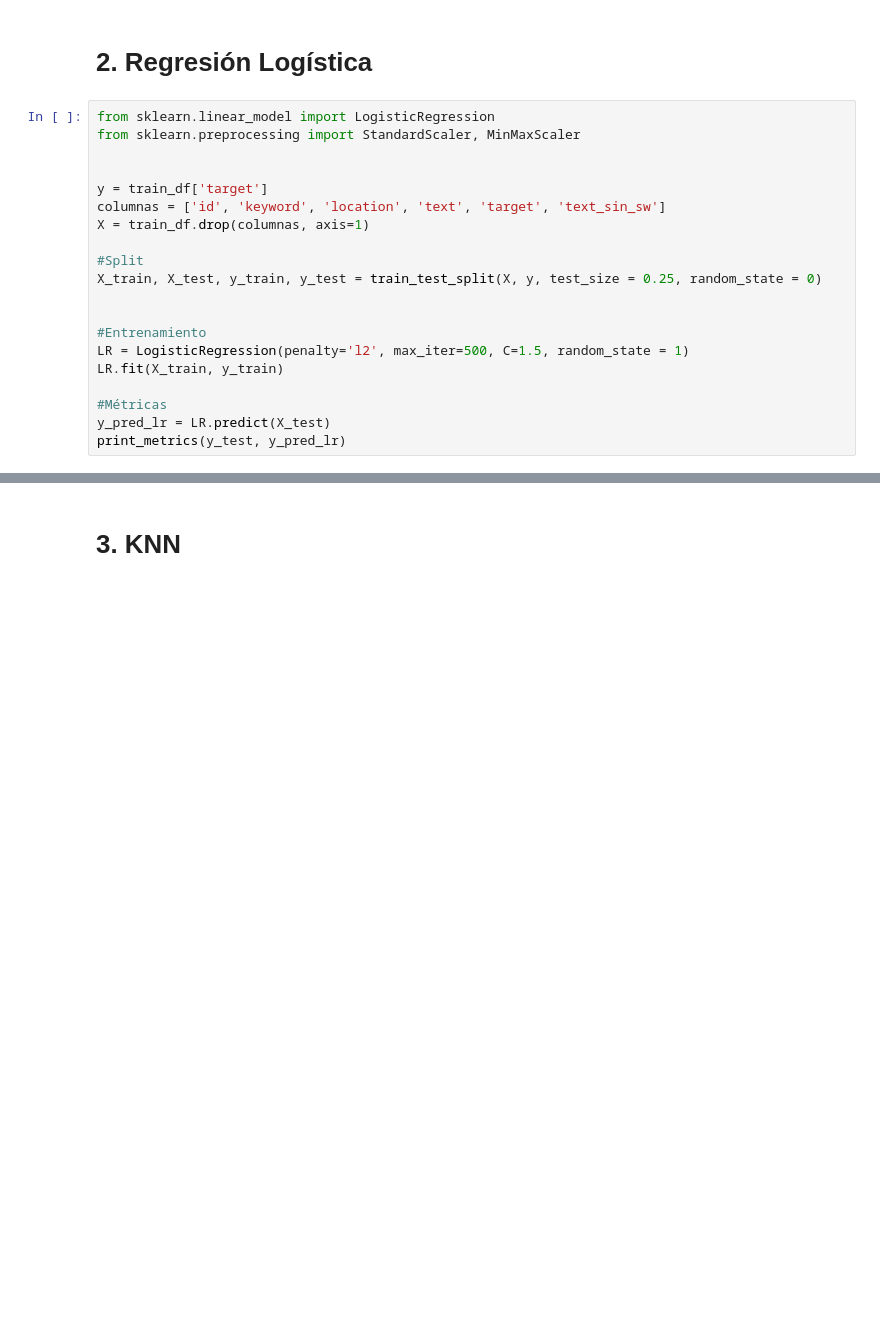
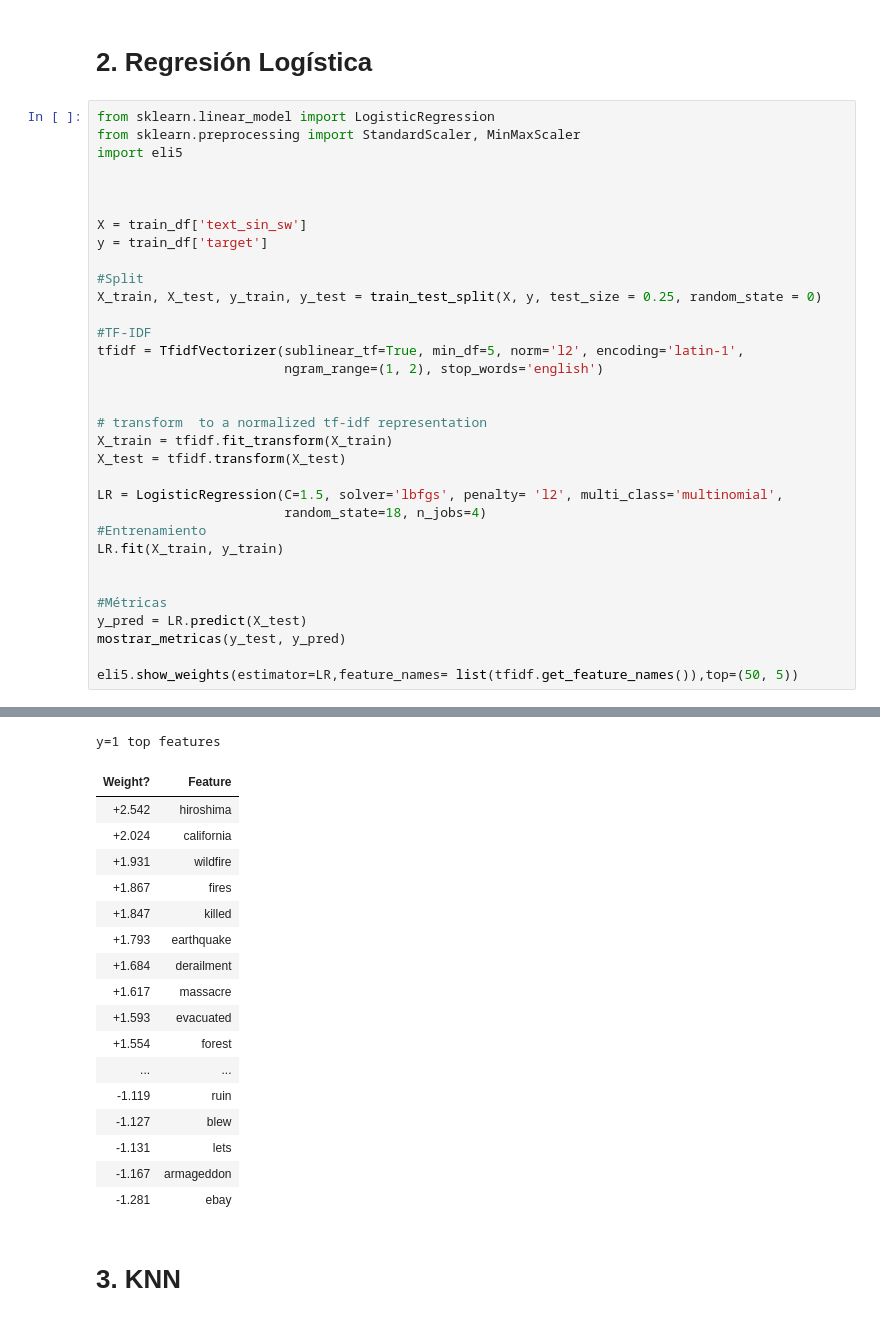
Before and after one commit to delpinor/datos7506, a Jupyter notebook: TP2 - Machine Learning.ipynb, the cells around one changed output, grey strips where cells are left out. Saved outputs shown, nothing was run; the diff lists cells and outputs as text; blank space fills up the shorter version.

```diff
--- a/TP2 - Machine Learning.ipynb
+++ b/TP2 - Machine Learning.ipynb
@@ -342,21 +456,34 @@ Accuracy: 0.7347689075630253 F1:  0.6273062730627307 Precisión:  0.761648745519
 # %%
 from sklearn.linear_model import LogisticRegression
 from sklearn.preprocessing import StandardScaler, MinMaxScaler
+import eli5
 
 
+
+X = train_df['text_sin_sw']
 y = train_df['target']
-columnas = ['id', 'keyword', 'location', 'text', 'target', 'text_sin_sw']
-X = train_df.drop(columnas, axis=1)
 
 #Split
 X_train, X_test, y_train, y_test = train_test_split(X, y, test_size = 0.25, random_state = 0)
 
+#TF-IDF
+tfidf = TfidfVectorizer(sublinear_tf=True, min_df=5, norm='l2', encoding='latin-1',
+                        ngram_range=(1, 2), stop_words='english')
 
+
+# transform  to a normalized tf-idf representation
+X_train = tfidf.fit_transform(X_train)
+X_test = tfidf.transform(X_test)
+
+LR = LogisticRegression(C=1.5, solver='lbfgs', penalty= 'l2', multi_class='multinomial',
+                        random_state=18, n_jobs=4)
 #Entrenamiento
-LR = LogisticRegression(penalty='l2', max_iter=500, C=1.5, random_state = 1)
 LR.fit(X_train, y_train)
 
+
 #Métricas
-y_pred_lr = LR.predict(X_test)
-print_metrics(y_test, y_pred_lr)
+y_pred = LR.predict(X_test)
+mostrar_metricas(y_test, y_pred)
+
+eli5.show_weights(estimator=LR,feature_names= list(tfidf.get_feature_names()),top=(50, 5))
 # %% [output]
@@ -364,3 +500,21 @@ Accuracy: 0.7352941176470589 F1:  0.6475524475524476 Precisión:  0.731437598736
+y=1 top features
+| Weight? | Feature |
+| +2.542 | hiroshima |
+| +2.024 | california |
+| +1.931 | wildfire |
+| +1.867 | fires |
+| +1.847 | killed |
+| +1.793 | earthquake |
+| +1.684 | derailment |
+| +1.617 | massacre |
+| +1.593 | evacuated |
+| +1.554 | forest |
+| ... | ... |
+| -1.119 | ruin |
+| -1.127 | blew |
+| -1.131 | lets |
+| -1.167 | armageddon |
+| -1.281 | ebay |
 # %% [markdown]
 # 3. KNN
 # %%
```
Also changed, not shown: parts of 12 cells of this notebook, 1 other file.
